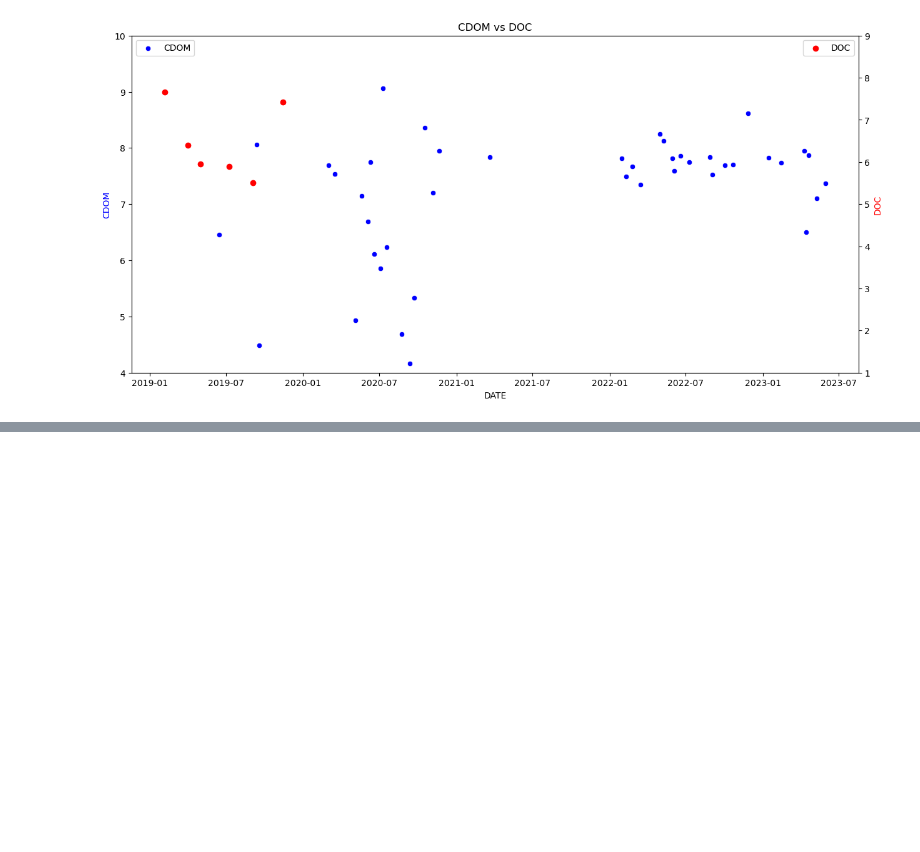
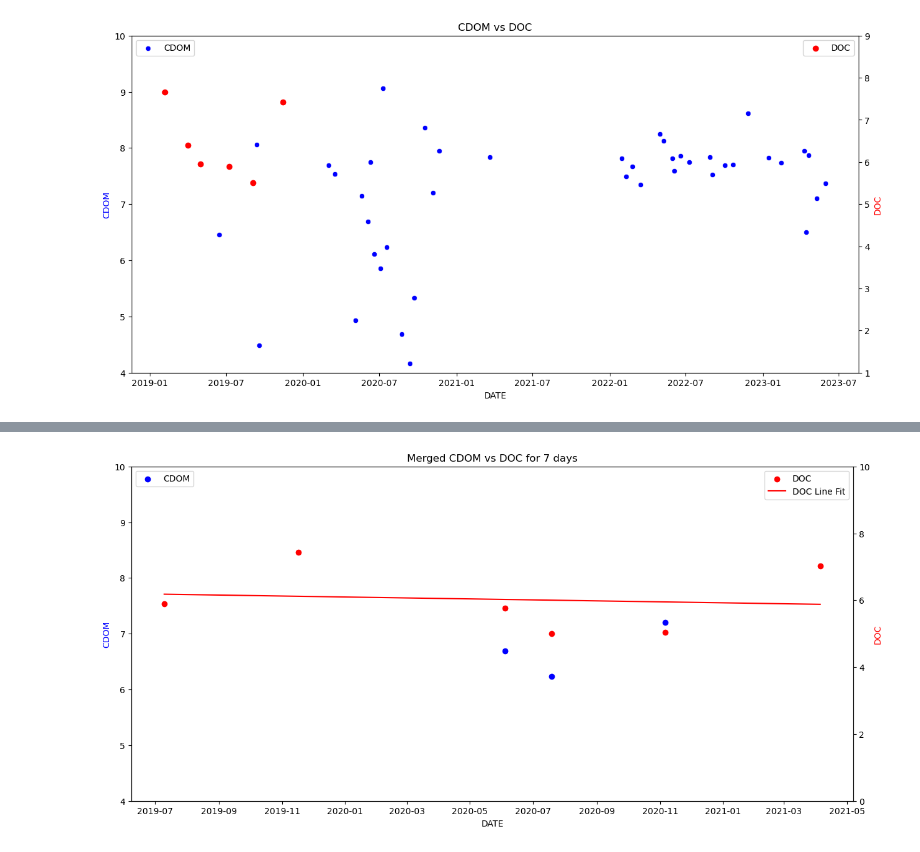
Before and after one commit to aisha1021/CDOM-DOM-BAND_Reflectance_Big_Moose_Lake_SENTINEL_2, a Jupyter notebook: BIG_MOOSE_LAKE_CDOM_DOC_SENTINEL2.ipynb, the cells around one changed output, grey strips where cells are left out. Drawn from its saved outputs; the diff is of its cells as text; code cells hidden in the pictures; blank space fills up the shorter version.

```diff
--- a/BIG_MOOSE_LAKE_CDOM_DOC_SENTINEL2.ipynb
+++ b/BIG_MOOSE_LAKE_CDOM_DOC_SENTINEL2.ipynb
@@ -749,0 +866,53 @@ plt.show()
+# %%
+import seaborn as sns
+import matplotlib.pyplot as plt
+import numpy as np
+import pandas as pd
+
+# Convert the date values to numeric format
+merged_inner['date_numeric'] = pd.to_numeric(merged_inner['date']).astype(float)
+
+# Create a figure and an Axes object
+fig, ax = plt.subplots(figsize=(15, 7))
+
+# Matplotlib scatter plot
+ax.scatter(merged_inner['date'], merged_inner['CDOM'], label='CDOM', color='blue')
+
+
+# Create a twin Axes object for DOC
+ax2 = ax.twinx()
+ax2.scatter(merged_inner['date'], merged_inner['DOC'], label='DOC', color='red')
+
+
+# Calculate the linear regression line for CDOM
+cdom_x = merged_inner['date_numeric']
+cdom_y = merged_inner['CDOM']
+cdom_slope, cdom_intercept = np.polyfit(cdom_x, cdom_y, 1)
+cdom_line = cdom_slope * cdom_x + cdom_intercept
+#ax.plot(merged_inner['date'], cdom_line, color='blue', label='CDOM Line Fit')
+
+# Calculate the linear regression line for DOC
+doc_x = merged_inner['date_numeric']
+doc_y = merged_inner['DOC']
+doc_slope, doc_intercept = np.polyfit(doc_x, doc_y, 1)
+doc_line = doc_slope * doc_x + doc_intercept
+ax2.plot(merged_inner['date'], doc_line, color='red', label='DOC Line Fit')
+
+# Set the labels and title
+ax.set_xlabel('DATE')
+ax.set_ylabel('CDOM', color='blue')
+ax2.set_ylabel('DOC', color='red')
+ax.set_title('Merged CDOM vs DOC for 7 days')
+
+# Set different ranges for the y-axes
+ax.set_ylim(4, 10)  # Adjust the range for CDOM
+ax2.set_ylim(0, 10)  # Adjust the range for DOC
+
+# Add legends
+ax.legend(loc='upper left')
+ax2.legend(loc='upper right')
+
+# Display the plot
+plt.show()
+# %% [output]
+[figure, added]
```
Also changed, not shown: parts of 8 cells of this notebook.
